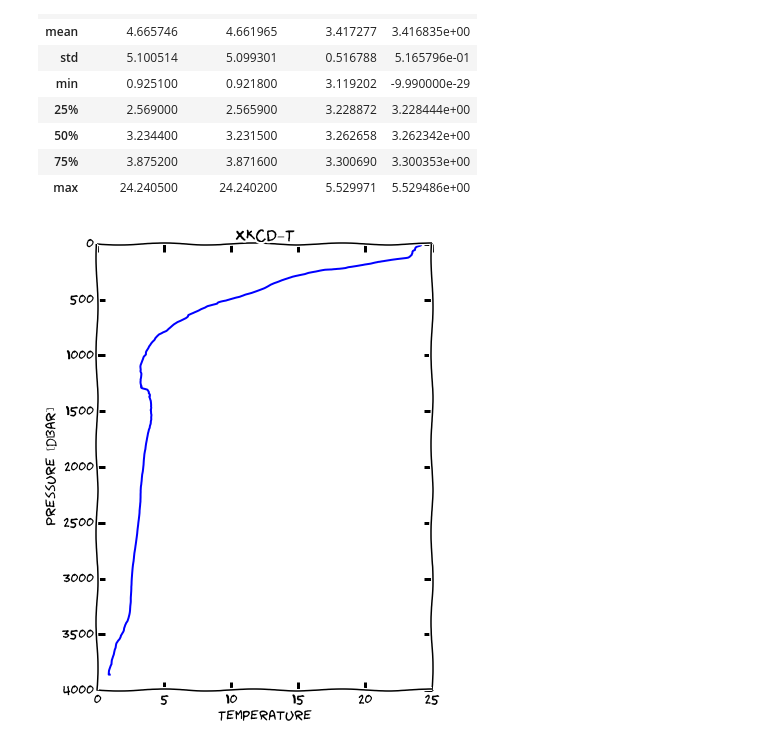
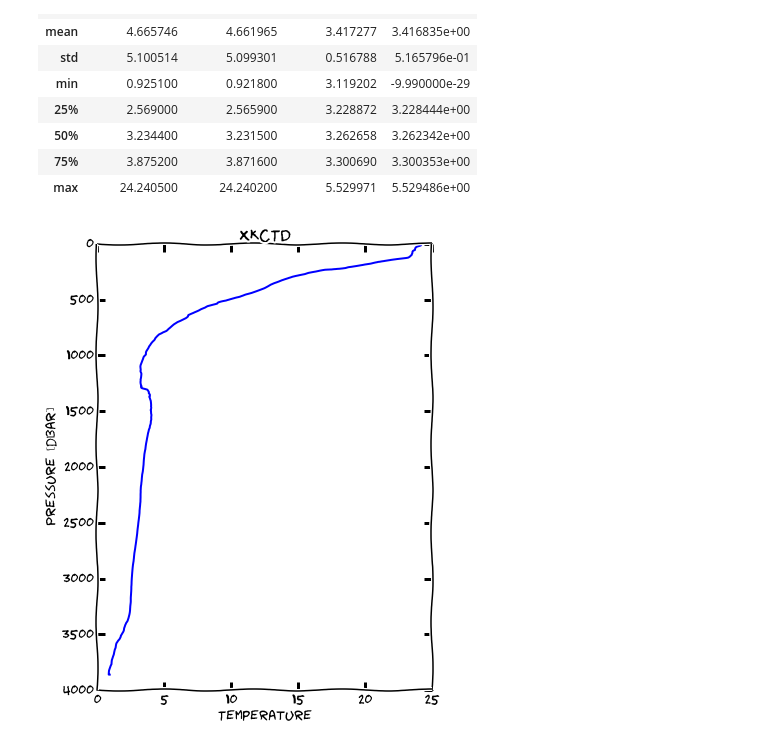
Before and after one commit to ocefpaf/python4oceanographers, a Jupyter notebook: static/downloads/notebooks/XKCTD.ipynb, the cells around one changed output. Cells and saved outputs as stored; diff of their text form; code cells hidden in the pictures.

```diff
--- a/static/downloads/notebooks/XKCTD.ipynb
+++ b/static/downloads/notebooks/XKCTD.ipynb
@@ -72,9 +72,9 @@ kw = dict(window_len=window_len, window='hanning')
 downcast = downcast.apply(Series.smooth, **kw)
 # %%
 fig, ax = downcast['t090c'].plot()
-ax.set_title("XKCD_T")
+ax.set_title("XKCTD")
 ax.set_xlabel("Temperature")
 ax.set_ylabel("Pressure [dbar]")
 fig.set_size_inches((6, 8))
 # %% [output]
-[figure, old version]
+[figure, new version]
```
Also changed, not shown: 41 other files.
